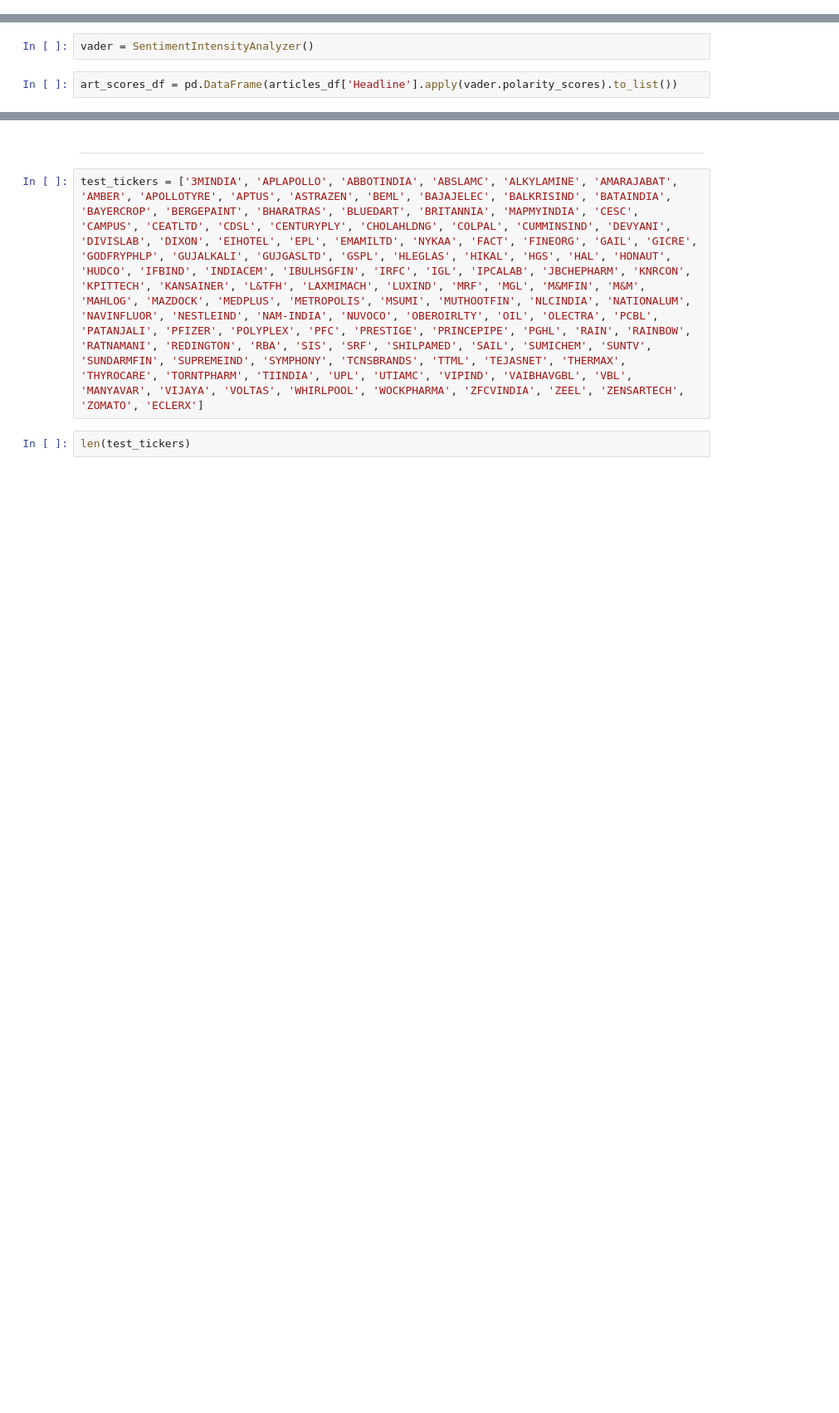
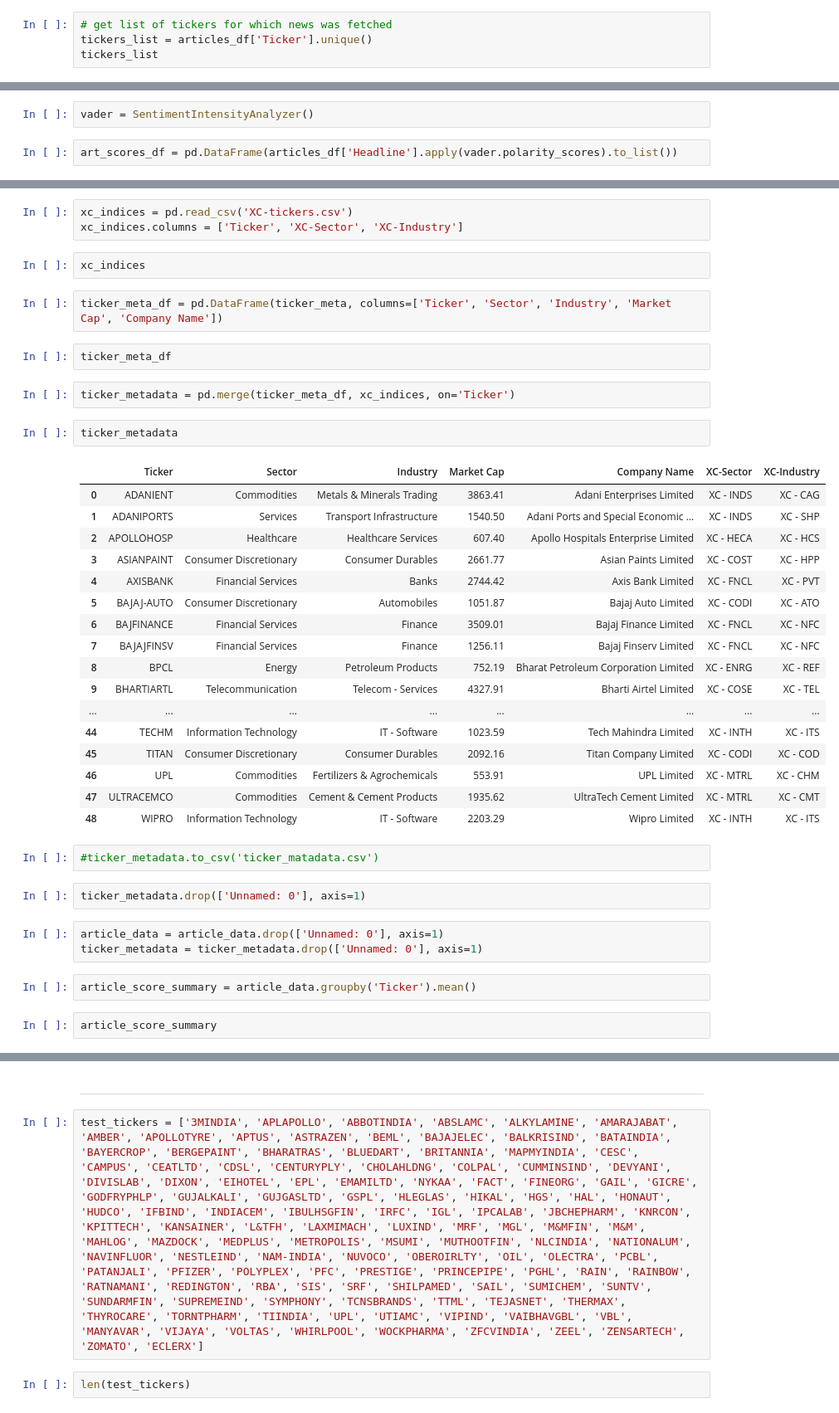
Before and after one commit to Shubxam/Nifty-500-Live-Sentiment-Analysis, a Jupyter notebook: playbook_2.ipynb, the cells around one changed output, grey strips where cells are left out. Shown at 83% size. Saved outputs shown, nothing was run; the diff lists cells and outputs as text; blank space fills up the shorter version.

```diff
--- a/playbook_2.ipynb
+++ b/playbook_2.ipynb
@@ -115 +77,5 @@ array(['ADANIENT', 'ADANIPORTS', 'APOLLOHOSP', 'ASIANPAINT', 'AXISBANK',
+# %%
+# get list of tickers for which news was fetched
+tickers_list = articles_df['Ticker'].unique()
+tickers_list
 # %%
@@ -213,0 +177,42 @@ art_scores_df = pd.merge(articles_df, art_scores_df, left_index=True, right_inde
+# %%
+xc_indices = pd.read_csv('XC-tickers.csv')
+xc_indices.columns = ['Ticker', 'XC-Sector', 'XC-Industry']
+# %%
+xc_indices
+# %%
+ticker_meta_df = pd.DataFrame(ticker_meta, columns=['Ticker', 'Sector', 'Industry', 'Market Cap', 'Company Name'])
+# %%
+ticker_meta_df
+# %%
+ticker_metadata = pd.merge(ticker_meta_df, xc_indices, on='Ticker')
+# %%
+ticker_metadata
+# %% [output]
+|  | Ticker | Sector | Industry | Market Cap | Company Name | XC-Sector | XC-Industry |
+| 0 | ADANIENT | Commodities | Metals & Minerals Trading | 3863.41 | Adani Enterprises Limited | XC - INDS | XC - CAG |
+| 1 | ADANIPORTS | Services | Transport Infrastructure | 1540.50 | Adani Ports and Special Economic ... | XC - INDS | XC - SHP |
+| 2 | APOLLOHOSP | Healthcare | Healthcare Services | 607.40 | Apollo Hospitals Enterprise Limited | XC - HECA | XC - HCS |
+| 3 | ASIANPAINT | Consumer Discretionary | Consumer Durables | 2661.77 | Asian Paints Limited | XC - COST | XC - HPP |
+| 4 | AXISBANK | Financial Services | Banks | 2744.42 | Axis Bank Limited | XC - FNCL | XC - PVT |
+| 5 | BAJAJ-AUTO | Consumer Discretionary | Automobiles | 1051.87 | Bajaj Auto Limited | XC - CODI | XC - ATO |
+| 6 | BAJFINANCE | Financial Services | Finance | 3509.01 | Bajaj Finance Limited | XC - FNCL | XC - NFC |
+| 7 | BAJAJFINSV | Financial Services | Finance | 1256.11 | Bajaj Finserv Limited | XC - FNCL | XC - NFC |
+| 8 | BPCL | Energy | Petroleum Products | 752.19 | Bharat Petroleum Corporation Limited | XC - ENRG | XC - REF |
+| 9 | BHARTIARTL | Telecommunication | Telecom - Services | 4327.91 | Bharti Airtel Limited | XC - COSE | XC - TEL |
+| ... | ... | ... | ... | ... | ... | ... | ... |
+| 44 | TECHM | Information Technology | IT - Software | 1023.59 | Tech Mahindra Limited | XC - INTH | XC - ITS |
+| 45 | TITAN | Consumer Discretionary | Consumer Durables | 2092.16 | Titan Company Limited | XC - CODI | XC - COD |
+| 46 | UPL | Commodities | Fertilizers & Agrochemicals | 553.91 | UPL Limited | XC - MTRL | XC - CHM |
+| 47 | ULTRACEMCO | Commodities | Cement & Cement Products | 1935.62 | UltraTech Cement Limited | XC - MTRL | XC - CMT |
+| 48 | WIPRO | Information Technology | IT - Software | 2203.29 | Wipro Limited | XC - INTH | XC - ITS |
+# %%
+#ticker_metadata.to_csv('ticker_matadata.csv')
+# %%
+ticker_metadata.drop(['Unnamed: 0'], axis=1)
+# %%
+article_data = article_data.drop(['Unnamed: 0'], axis=1)
+ticker_metadata = ticker_metadata.drop(['Unnamed: 0'], axis=1)
+# %%
+article_score_summary = article_data.groupby('Ticker').mean()
+# %%
+article_score_summary
```
Also changed, not shown: parts of 32 cells of this notebook, 12 other files.
